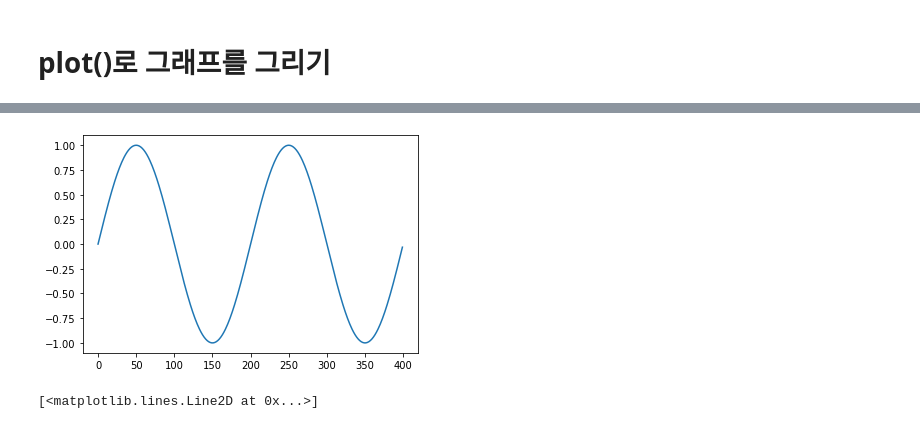
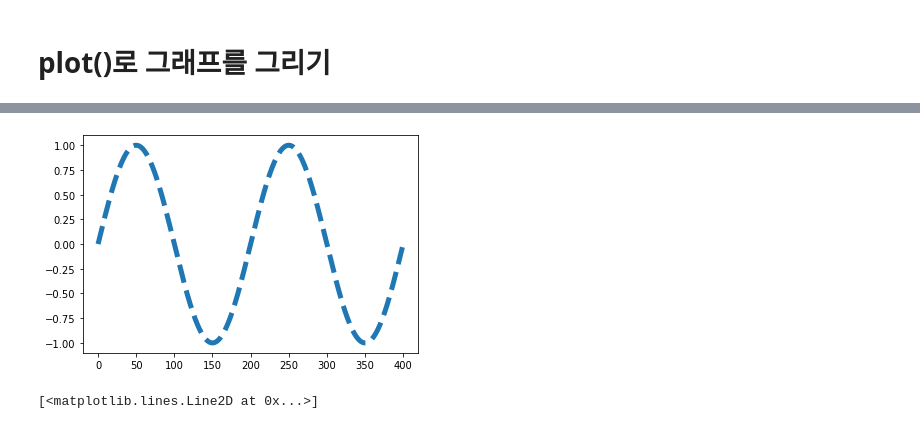
Before and after one commit to rlfwo93/machine-learning, a Jupyter notebook: matplotilb.ipynb, the cells around one changed output, grey strips where cells are left out. Saved outputs shown, nothing was run; the diff lists cells and outputs as text; code cells hidden in the pictures.

```diff
--- a/matplotilb.ipynb
+++ b/matplotilb.ipynb
@@ -38,9 +45,9 @@ b= <class 'numpy.ndarray'>
 # %%
 # sin그래프를 그림
 s = np.sin(np.pi*np.arange(0.0, 4.0, 0.01)) # 총200개의 값이 나옴
-t = plt.plot(s)    # sin의 그래프를 그림
+t = plt.plot(s,linestyle ="--",linewidth=5,label =("super label"))    # sin의 그래프를 그림
 # %% [output]
-[figure, old version]
+[figure, new version]
 # %%
 plt.plot(np.arange(0.0, 4.0, 0.01), s)  # x-축을 지정한다.
 #x축을 지정할때 그릴려는 numpy변수의 범위와 같아야한다.
```
Also changed, not shown: parts of 10 cells of this notebook.
